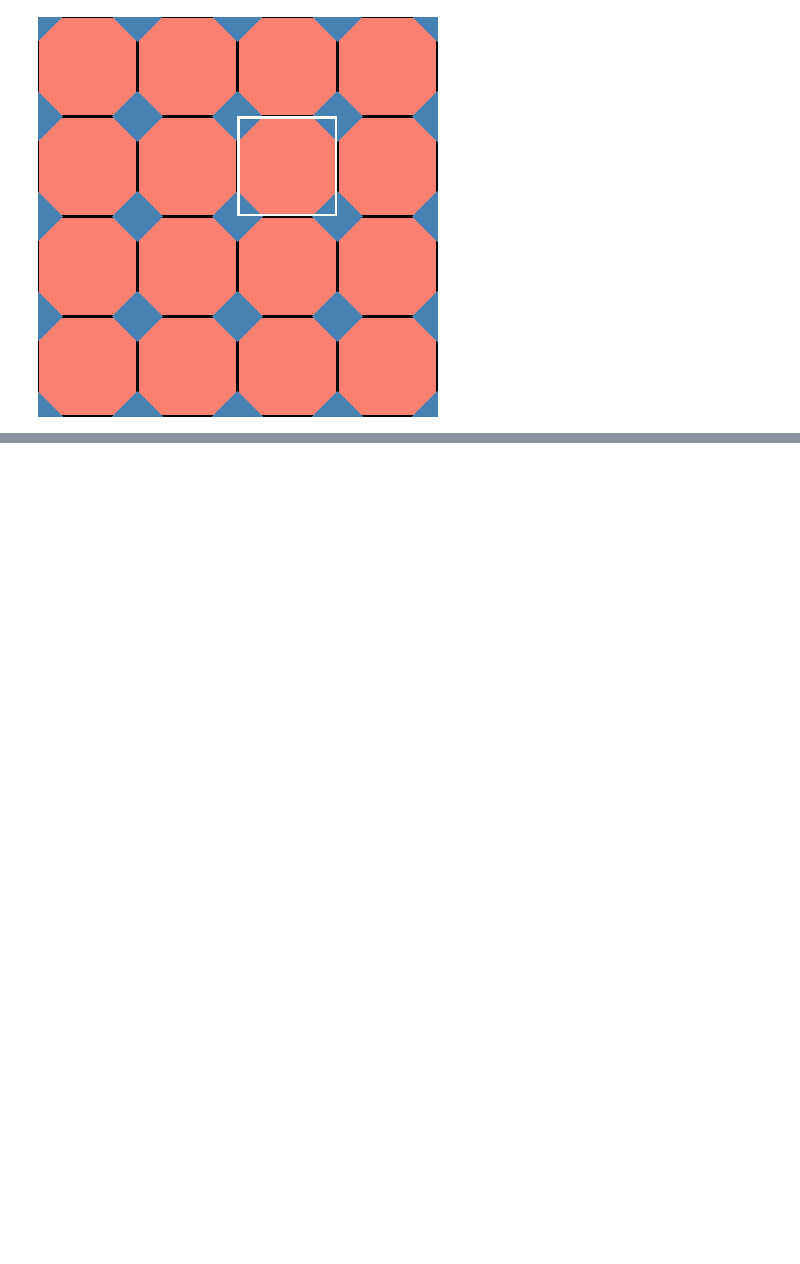
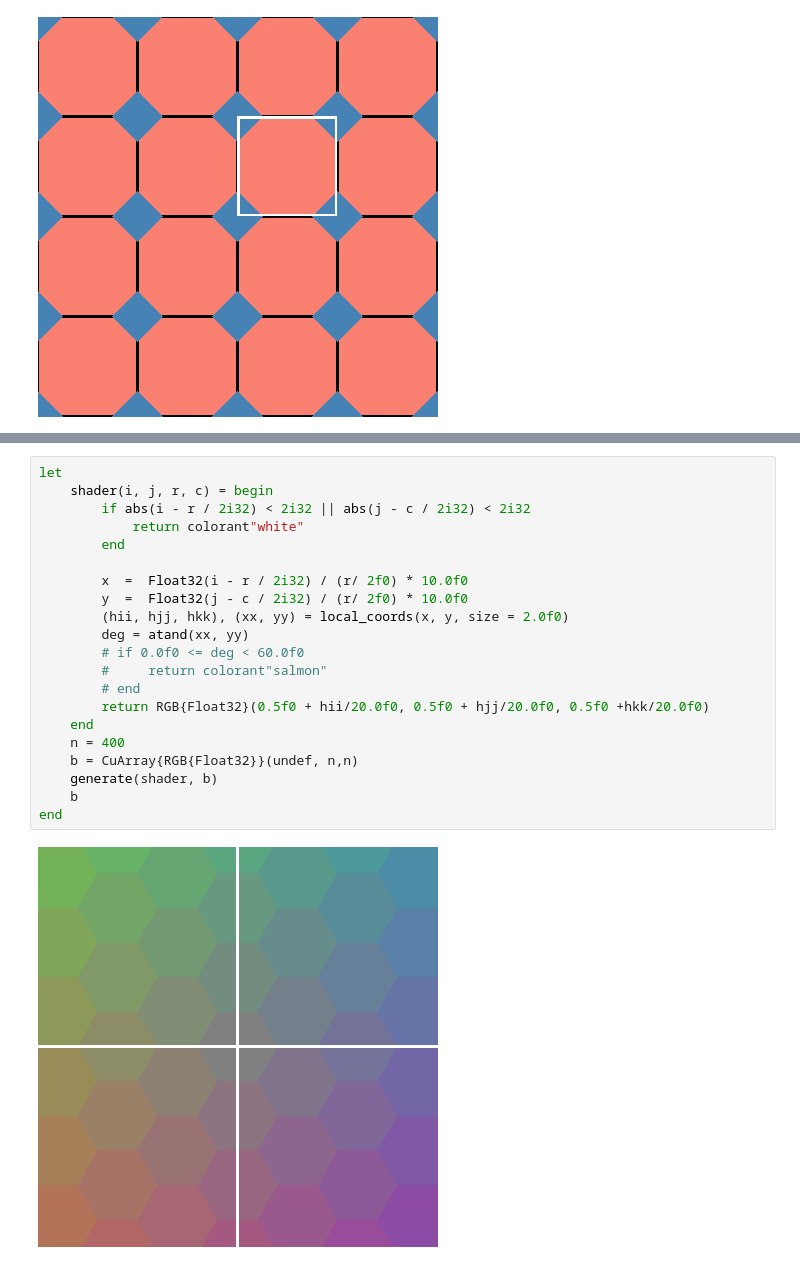
Before and after one commit to habemus-papadum/LJ.jl, a Jupyter notebook: scribbles/CudaMay25/demo.ipynb, the cells around one changed output, grey strips where cells are left out. Saved outputs shown, nothing was run; the diff lists cells and outputs as text; blank space fills up the shorter version.

```diff
--- a/scribbles/CudaMay25/demo.ipynb
+++ b/scribbles/CudaMay25/demo.ipynb
@@ -128,0 +195,23 @@ end
+# %%
+let
+    shader(i, j, r, c) = begin
+        if abs(i - r / 2i32) < 2i32 || abs(j - c / 2i32) < 2i32
+            return colorant"white"
+        end
+
+        x  =  Float32(i - r / 2i32) / (r/ 2f0) * 10.0f0
+        y  =  Float32(j - c / 2i32) / (r/ 2f0) * 10.0f0
+        (hii, hjj, hkk), (xx, yy) = local_coords(x, y, size = 2.0f0)
+        deg = atand(xx, yy)
+        # if 0.0f0 <= deg < 60.0f0
+        #     return colorant"salmon"
+        # end
+        return RGB{Float32}(0.5f0 + hii/20.0f0, 0.5f0 + hjj/20.0f0, 0.5f0 +hkk/20.0f0)
+    end
+    n = 400
+    b = CuArray{RGB{Float32}}(undef, n,n)
+    generate(shader, b)
+    b
+end
+# %% [output]
+[figure, added]
```
Also changed, not shown: parts of 2 cells of this notebook, 1 other file.
